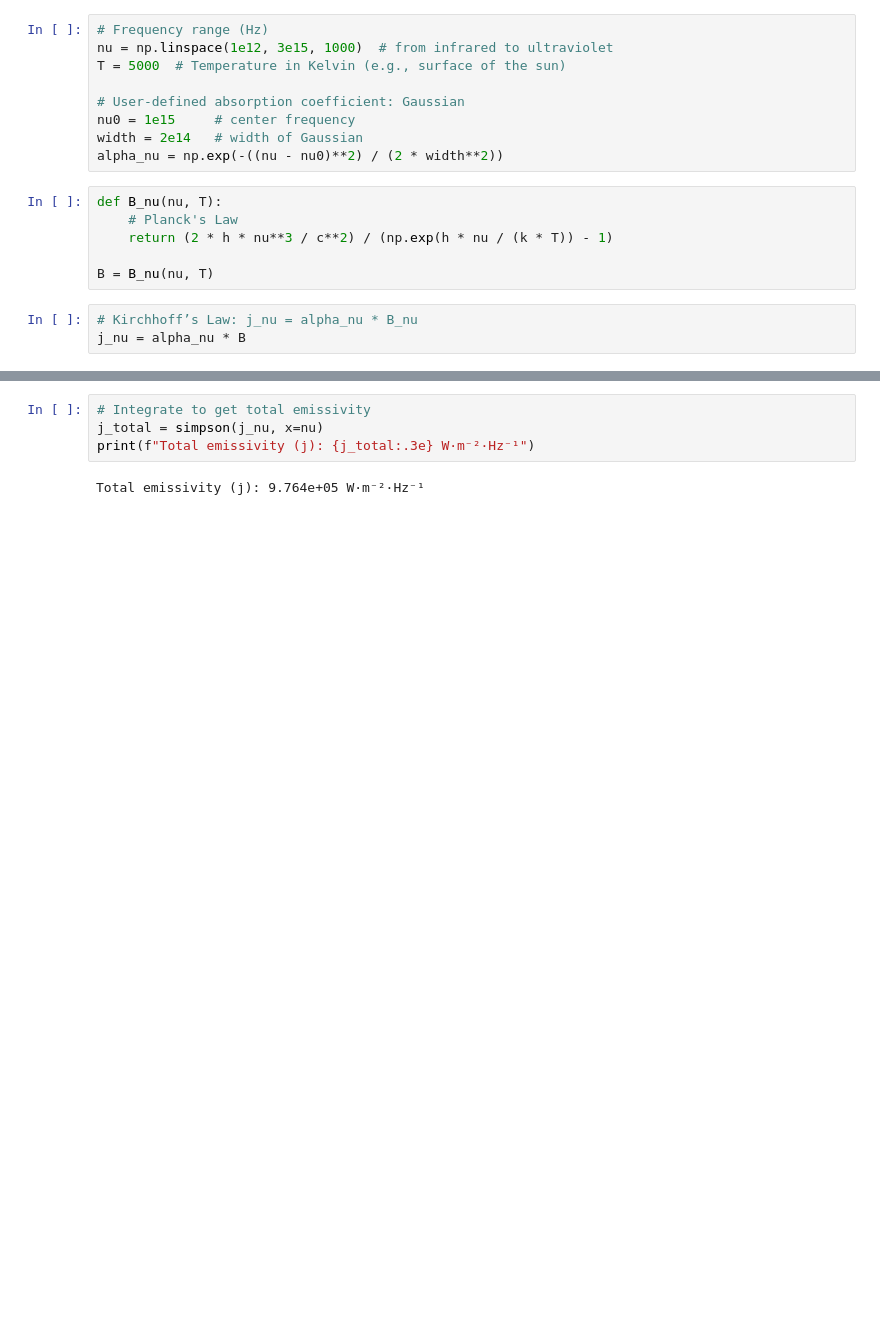
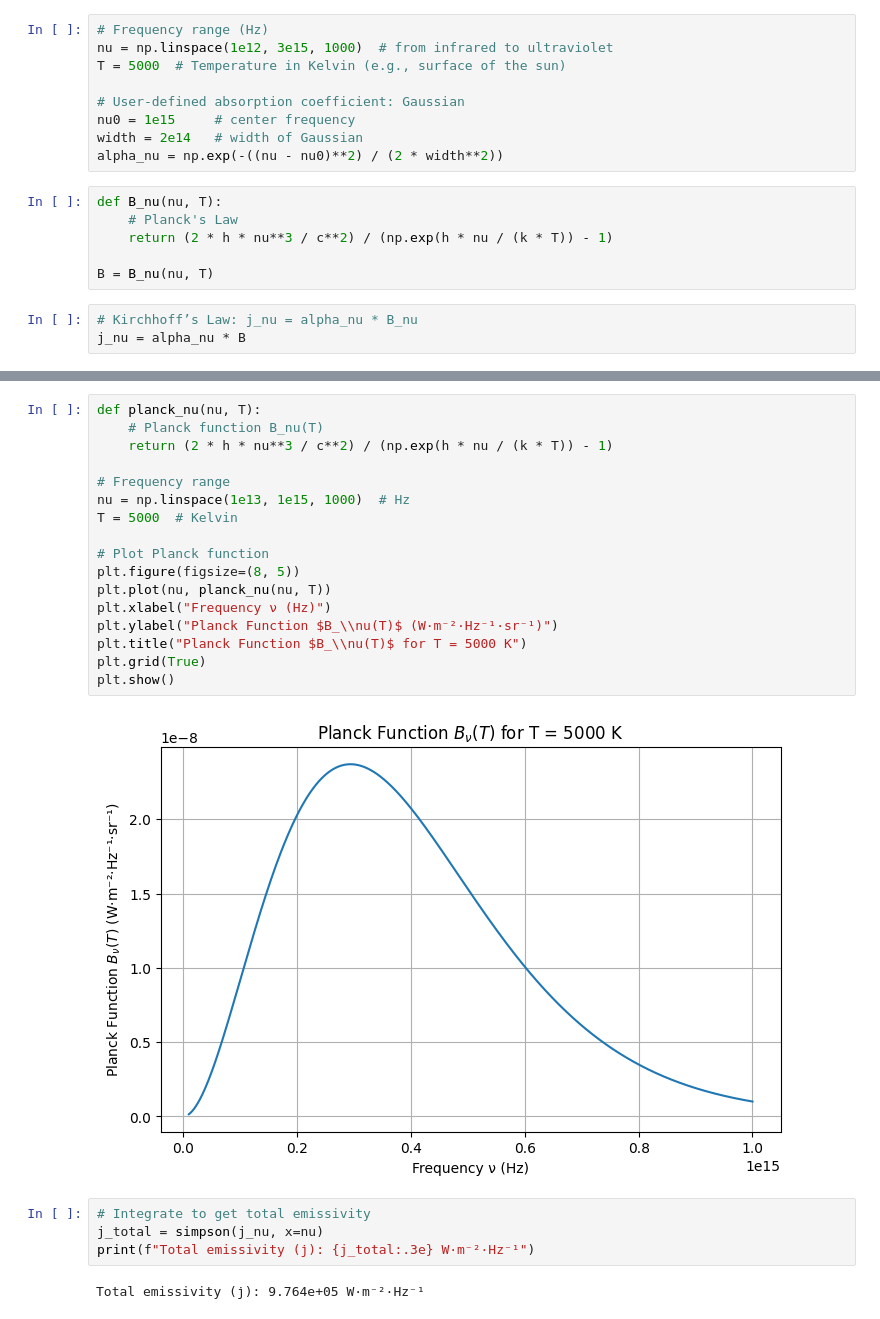
Before and after one commit to manjimatalukdar123/notebook_template_forked, a Jupyter notebook: emissivity_project_updated.ipynb, the cells around one changed output, grey strips where cells are left out. Drawn from its saved outputs; the diff is of its cells as text; blank space fills up the shorter version.

```diff
--- a/emissivity_project_updated.ipynb
+++ b/emissivity_project_updated.ipynb
@@ -51,3 +51,22 @@ plt.show()
+# %%
+def planck_nu(nu, T):
+    # Planck function B_nu(T)
+    return (2 * h * nu**3 / c**2) / (np.exp(h * nu / (k * T)) - 1)
+
+# Frequency range
+nu = np.linspace(1e13, 1e15, 1000)  # Hz
+T = 5000  # Kelvin
+
+# Plot Planck function
+plt.figure(figsize=(8, 5))
+plt.plot(nu, planck_nu(nu, T))
+plt.xlabel("Frequency ν (Hz)")
+plt.ylabel("Planck Function $B_\\nu(T)$ (W·m⁻²·Hz⁻¹·sr⁻¹)")
+plt.title("Planck Function $B_\\nu(T)$ for T = 5000 K")
+plt.grid(True)
+plt.show()
+# %% [output]
+[figure, added]
 # %%
 # Integrate to get total emissivity
 j_total = simpson(j_nu, x=nu)
```
Also changed, not shown: parts of 1 cell of this notebook.
